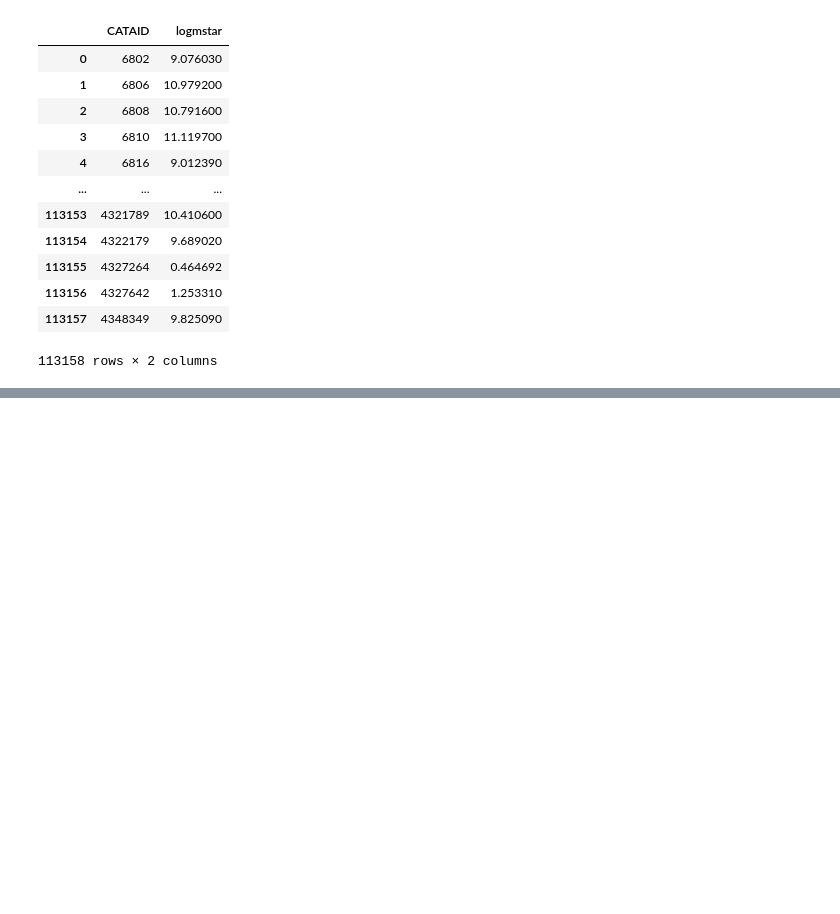
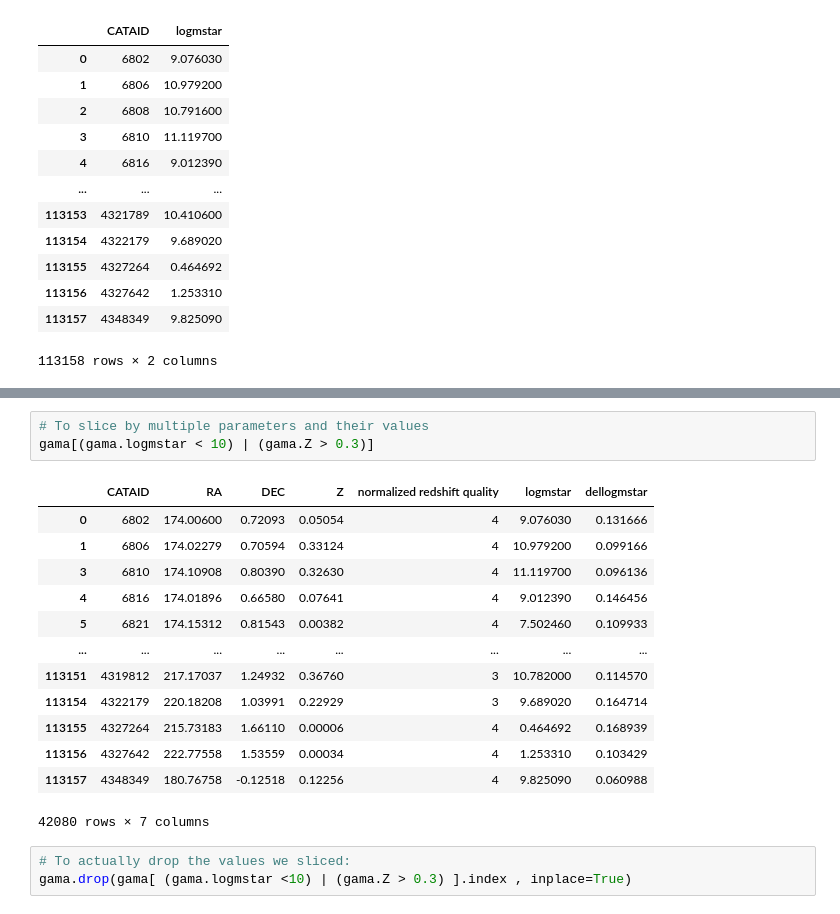
Before and after one commit to dangallego/Gotham_Web, a Jupyter notebook: OBSERVATIONS/GAMA/Tutorials/Trimming_Data.ipynb, the cells around one changed output, grey strips where cells are left out. Saved outputs shown, nothing was run; the diff lists cells and outputs as text; blank space fills up the shorter version.

```diff
--- a/OBSERVATIONS/GAMA/Tutorials/Trimming_Data.ipynb
+++ b/OBSERVATIONS/GAMA/Tutorials/Trimming_Data.ipynb
@@ -174,0 +239,20 @@ stellar_masses # can now use this function whenever one wants to slice by column
+# %%
+# To slice by multiple parameters and their values
+gama[(gama.logmstar < 10) | (gama.Z > 0.3)]
+# %% [output]
+|  | CATAID | RA | DEC | Z | normalized redshift quality | logmstar | dellogmstar |
+| 0 | 6802 | 174.00600 | 0.72093 | 0.05054 | 4 | 9.076030 | 0.131666 |
+| 1 | 6806 | 174.02279 | 0.70594 | 0.33124 | 4 | 10.979200 | 0.099166 |
+| 3 | 6810 | 174.10908 | 0.80390 | 0.32630 | 4 | 11.119700 | 0.096136 |
+| 4 | 6816 | 174.01896 | 0.66580 | 0.07641 | 4 | 9.012390 | 0.146456 |
+| 5 | 6821 | 174.15312 | 0.81543 | 0.00382 | 4 | 7.502460 | 0.109933 |
+| ... | ... | ... | ... | ... | ... | ... | ... |
+| 113151 | 4319812 | 217.17037 | 1.24932 | 0.36760 | 3 | 10.782000 | 0.114570 |
+| 113154 | 4322179 | 220.18208 | 1.03991 | 0.22929 | 3 | 9.689020 | 0.164714 |
+| 113155 | 4327264 | 215.73183 | 1.66110 | 0.00006 | 4 | 0.464692 | 0.168939 |
+| 113156 | 4327642 | 222.77558 | 1.53559 | 0.00034 | 4 | 1.253310 | 0.103429 |
+| 113157 | 4348349 | 180.76758 | -0.12518 | 0.12256 | 4 | 9.825090 | 0.060988 |
+42080 rows × 7 columns
+# %%
+# To actually drop the values we sliced:
+gama.drop(gama[ (gama.logmstar <10) | (gama.Z > 0.3) ].index , inplace=True)
```
Also changed, not shown: parts of 8 cells of this notebook.
